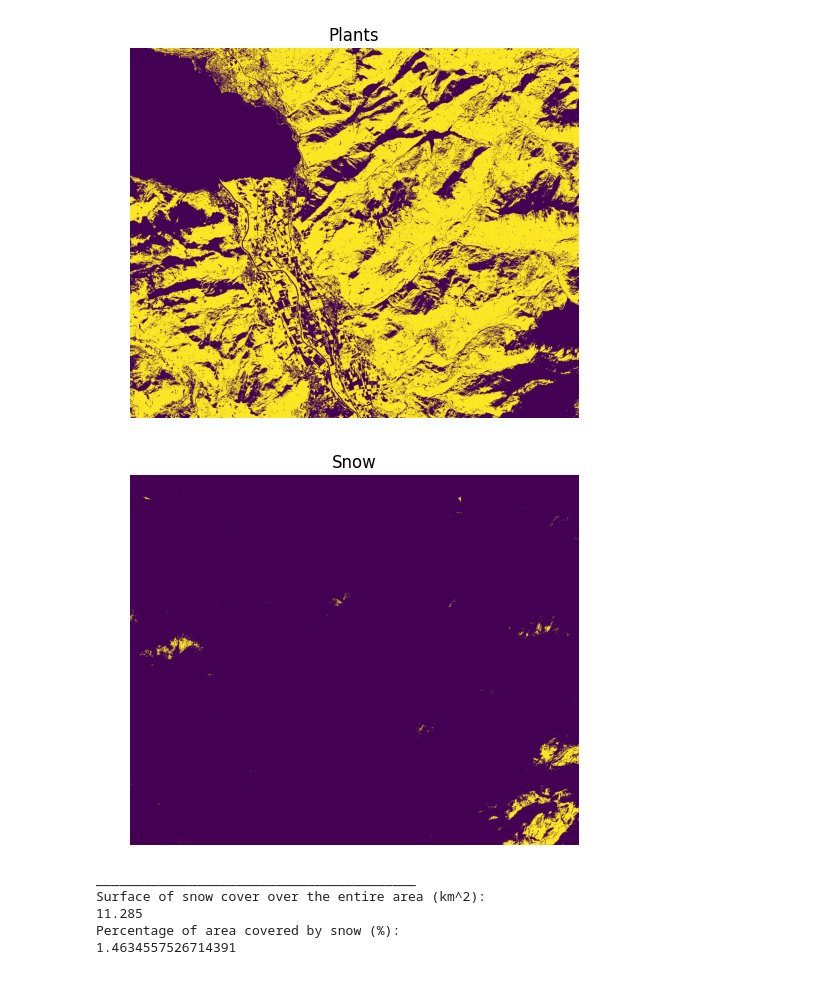
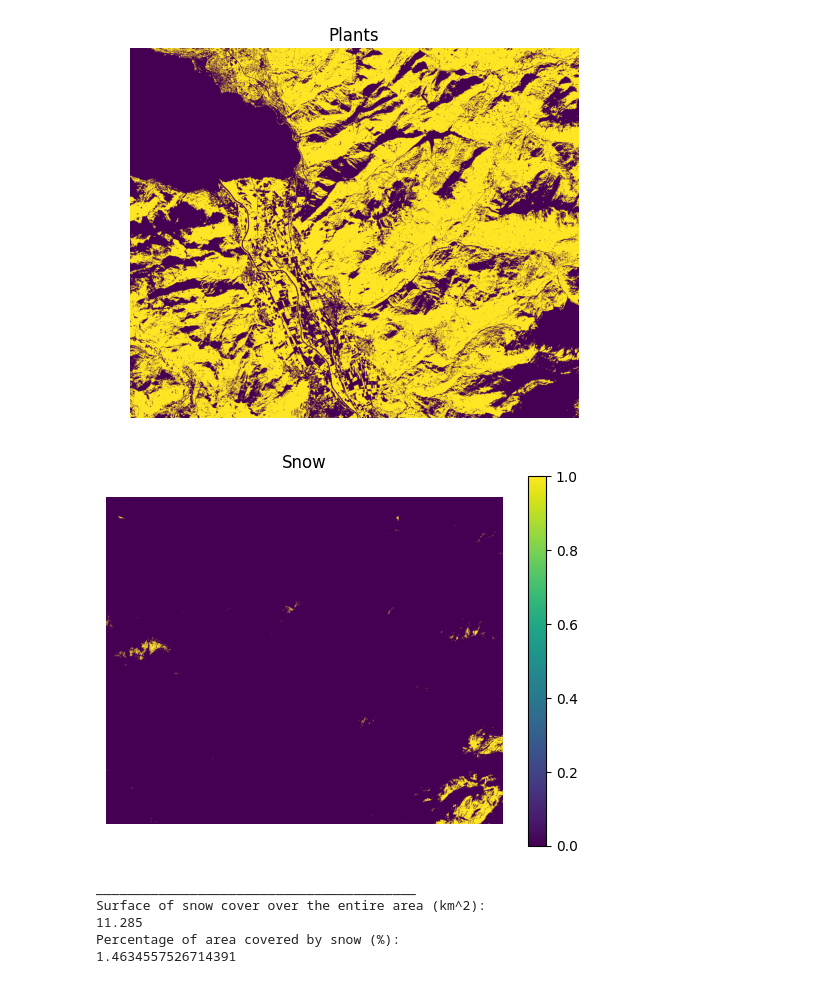
Before and after one commit to oliviaberset/2026_remote_sensing, a Jupyter notebook: RSES_TP3_python_forstudents.ipynb, the cells around one changed output. Drawn from its saved outputs; the diff is of its cells as text; code cells hidden in the pictures.

```diff
--- a/RSES_TP3_python_forstudents.ipynb
+++ b/RSES_TP3_python_forstudents.ipynb
@@ -217,17 +217,18 @@ plt.show()
 # %%
 # snow: NDSI > 0.7, excluding lakes and plants
 
 NDSI = (B4 - B11_downscaled) / (B4 + B11_downscaled)
 NDSI_07 = (NDSI > 0.7) & (~NDWI_04) & (~NDVI_05)
 
 plt.figure()
 plt.imshow(NDSI_07)    # Show the image
 plt.axis('equal')      # Ensure equal aspect ratio
 plt.axis('off')        # Hide axis ticks and labels
 plt.title("Snow")
+plt.colorbar()
 plt.show()             # Render the image
 # %% [output]
-[figure, old version]
+[figure, new version]
 # %%
 # YOU HAVE TO WORK HERE
 
```
Also changed, not shown: parts of 1 cell of this notebook.
